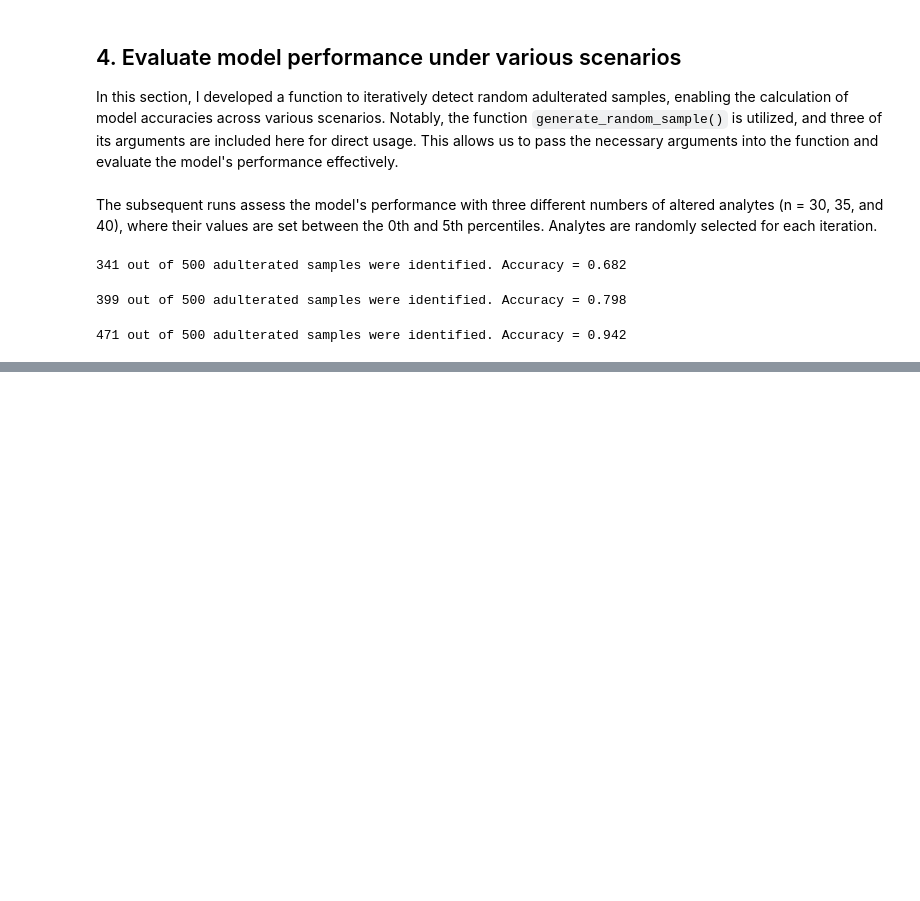
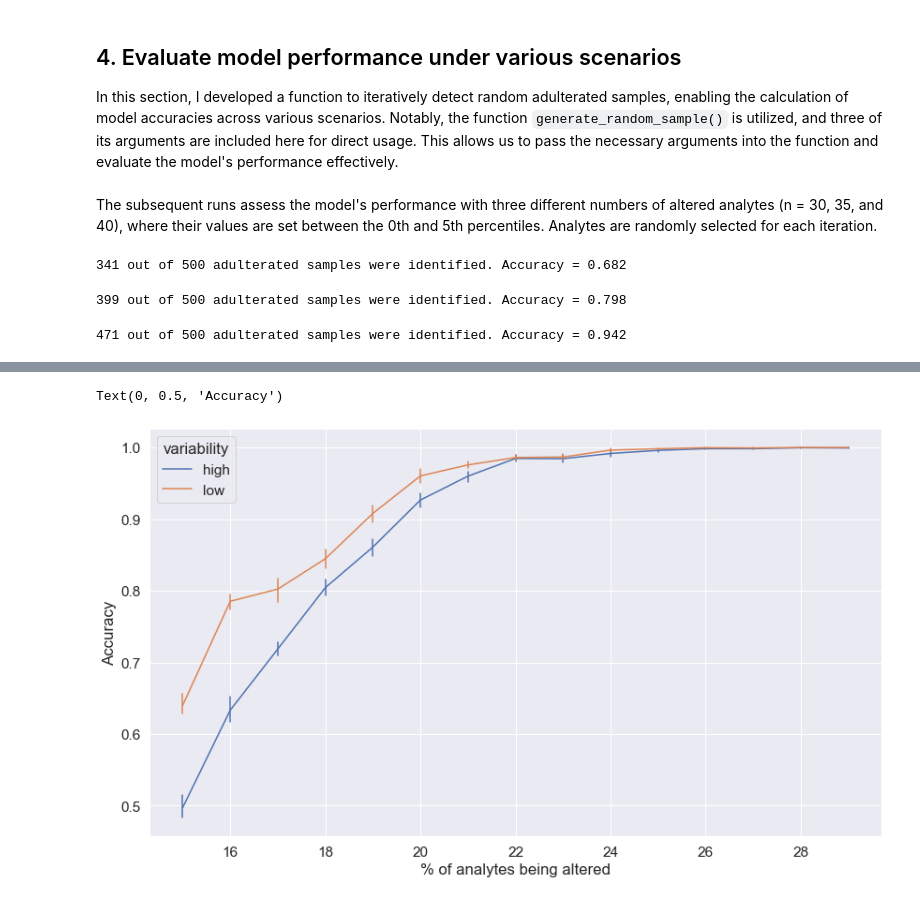
Before and after one commit to alexkychen/adulterated-product-detection, a Jupyter notebook: analysis.ipynb, the cells around one changed output, grey strips where cells are left out. Saved outputs shown, nothing was run; the diff lists cells and outputs as text; code cells hidden in the pictures; blank space fills up the shorter version.

```diff
--- a/analysis.ipynb
+++ b/analysis.ipynb
@@ -145,0 +227,9 @@ As expected, the accuracies demonstrated an upward trend as the number of altere
+# %%
+plt.figure(figsize=(14, 8))
+sns.set(font_scale=1.4)
+fig = sns.lineplot(data=df_accu2, x="perct", y="accuracy", hue="variability", err_style="bars")
+fig.set_xlabel("% of analytes being altered")
+fig.set_ylabel("Accuracy")
+# %% [output]
+Text(0, 0.5, 'Accuracy')
+[figure, added]
```
Also changed, not shown: parts of 13 cells of this notebook, 4 other files.
